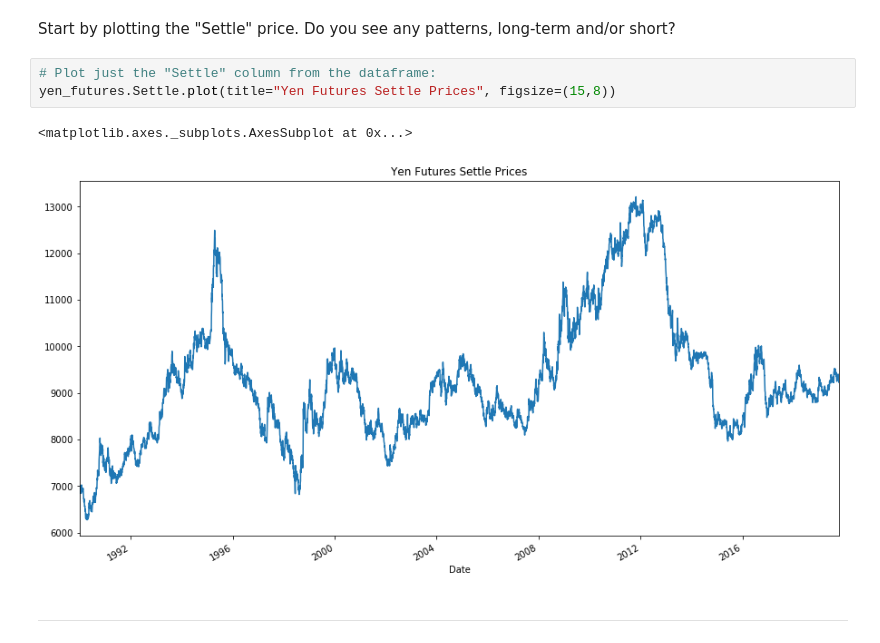
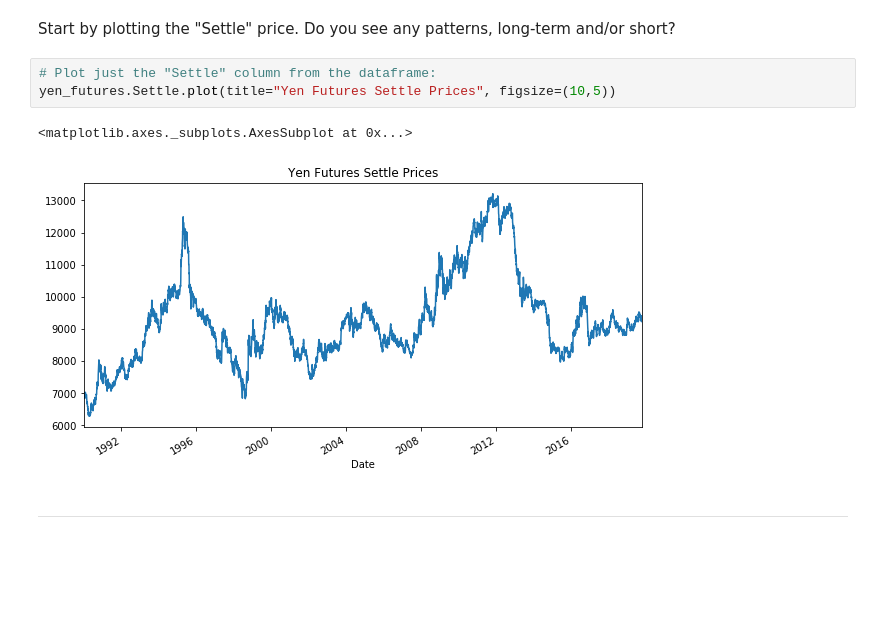
Before and after one commit to meowyen/hw10_timeseries, a Jupyter notebook: time_series_analysis.ipynb, the cells around one changed output. Cells and saved outputs as stored; diff of their text form; blank space fills up the shorter version.

```diff
--- a/time_series_analysis.ipynb
+++ b/time_series_analysis.ipynb
@@ -39,10 +39,10 @@ yen_futures.head()
  Start by plotting the "Settle" price. Do you see any patterns, long-term and/or short?
 # %%
 # Plot just the "Settle" column from the dataframe:
-yen_futures.Settle.plot(title="Yen Futures Settle Prices", figsize=(15,8))
+yen_futures.Settle.plot(title="Yen Futures Settle Prices", figsize=(10,5))
 # %% [output]
 <matplotlib.axes._subplots.AxesSubplot at 0x...>
-[figure, old version]
+[figure, new version]
 # %% [markdown]
 ---
 # %% [markdown]
```
Also changed, not shown: parts of 4 cells of this notebook, 1 other file.
